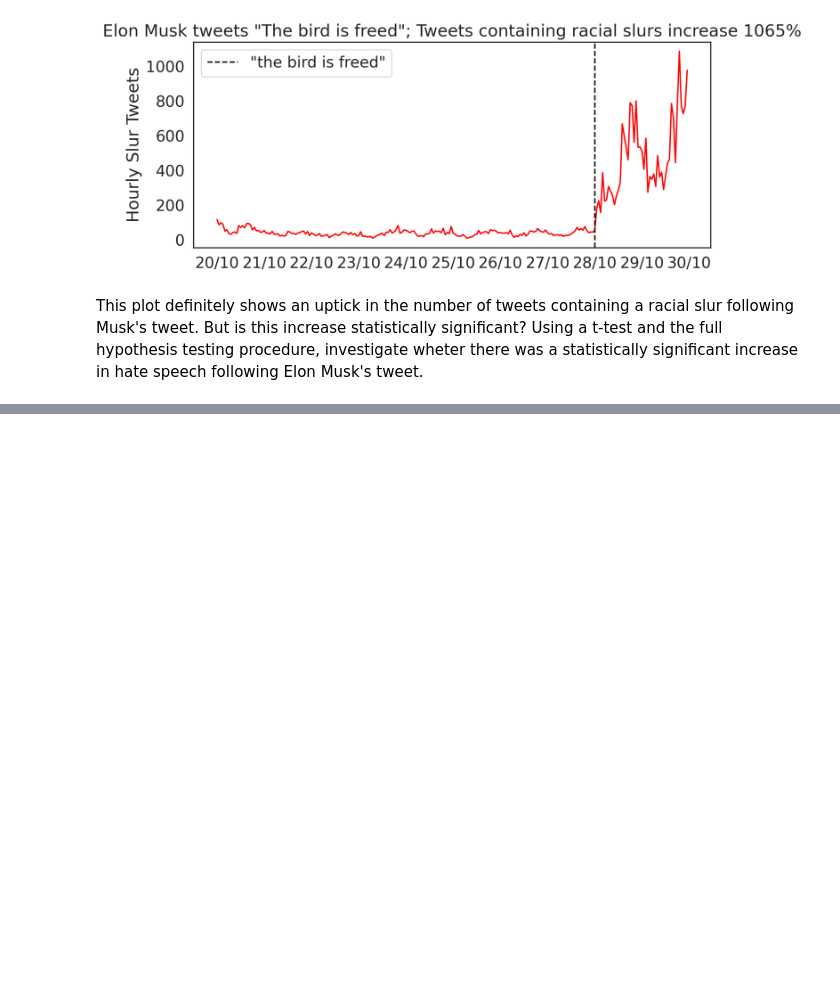
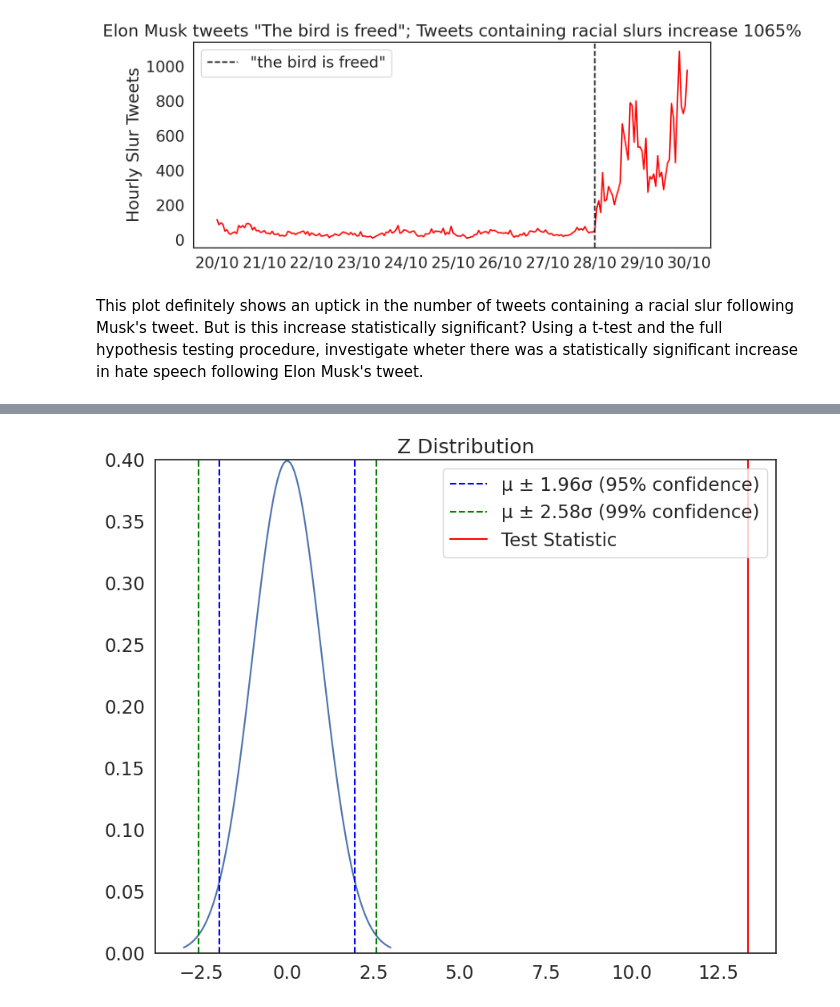
Before and after one commit to kwanyudyson/QM2, a Jupyter notebook: notebooks/W07. Hypothesis Testing.ipynb, the cells around one changed output, grey strips where cells are left out. Drawn from its saved outputs; the diff is of its cells as text; code cells hidden in the pictures; blank space fills up the shorter version.

```diff
--- a/notebooks/W07. Hypothesis Testing.ipynb
+++ b/notebooks/W07. Hypothesis Testing.ipynb
@@ -367,0 +381,4 @@ tweets
+# %%
+plot_z(ttest)
+# %% [output]
+[figure, added]
```
Also changed, not shown: parts of 16 cells of this notebook.
